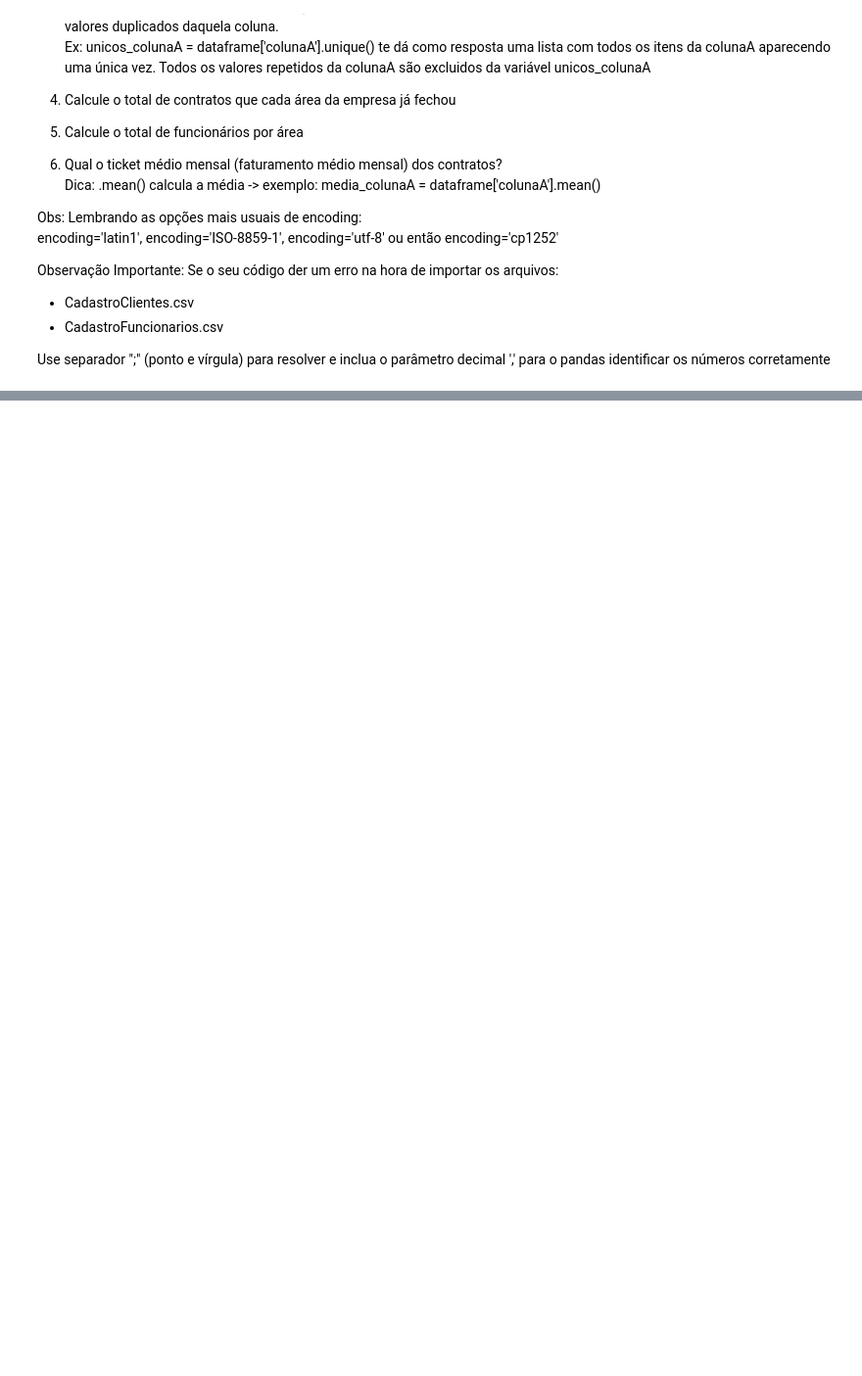
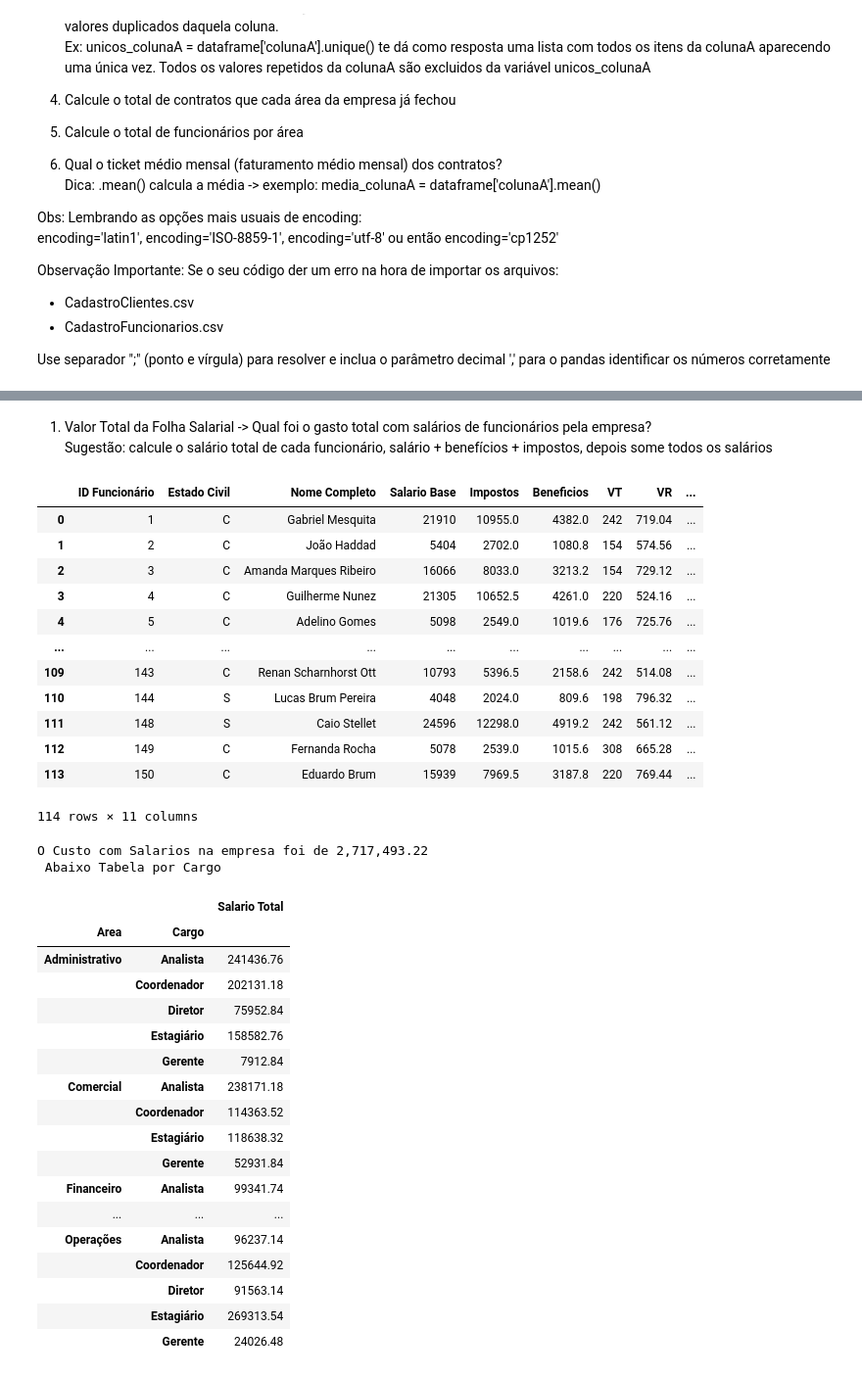
Before and after one commit to franciscojdsjr/Estudos-Python, a Jupyter notebook: Hastag/Exercicios_Pandas/18.13 Exercício Pandas.ipynb, the cells around one changed output, grey strips where cells are left out. Shown at 98% size. Drawn from its saved outputs; the diff is of its cells as text; code cells hidden in the pictures; blank space fills up the shorter version.

```diff
--- a/Hastag/Exercicios_Pandas/18.13 Exercício Pandas.ipynb
+++ b/Hastag/Exercicios_Pandas/18.13 Exercício Pandas.ipynb
@@ -52,3 +52,17 @@ Observação Importante: Se o seu código der um erro na hora de importar os arq
 - CadastroFuncionarios.csv
 
 Use separador ";" (ponto e vírgula) para resolver e inclua o parâmetro decimal ',' para o pandas identificar os números corretamente
+# %%
+import pandas as pd
+
+cadastrofunc = pd.read_csv('CadastroFuncionarios.csv',delimiter=';', decimal=',', encoding='utf-8')
+cadastrocliente = pd.read_csv('CadastroClientes.csv',delimiter=';', decimal=',', encoding='utf-8')
+servicosprestados = pd.read_excel('BaseServiçosPrestados.xlsx')
+
+
+TabelaConsolidada = servicosprestados
+TabelaConsolidada = TabelaConsolidada.merge(cadastrofunc,on='ID Funcionário')
+TabelaConsolidada = TabelaConsolidada.merge(cadastrocliente,on='ID Cliente')
+
+
+display(TabelaConsolidada)
@@ -54,0 +83,50 @@ Use separador ";" (ponto e vírgula) para resolver e inclua o parâmetro decimal
+# %% [markdown]
+1. Valor Total da Folha Salarial -> Qual foi o gasto total com salários de funcionários pela empresa? <br>
+    Sugestão: calcule o salário total de cada funcionário, salário + benefícios + impostos, depois some todos os salários
+# %%
+
+
+cadastrofunc['Salario Total'] = cadastrofunc['Salario Base'] + cadastrofunc['Impostos'] + cadastrofunc['Beneficios'] + cadastrofunc['VT'] + cadastrofunc['VR']
+
+
+display(cadastrofunc)
+print('O Custo com Salarios na empresa foi de {:,} \n Abaixo Tabela por Cargo'.format(cadastrofunc['Salario Total'].sum()))
+
+custocargo = cadastrofunc[['Cargo','Area','Salario Total']]
+custocargo = custocargo.groupby(['Area','Cargo']).sum('Salario Total')
+
+display(custocargo)
+# %% [output]
+|  | ID Funcionário | Estado Civil | Nome Completo | Salario Base | Impostos | Beneficios | VT | VR | ... |
+| 0 | 1 | C | Gabriel Mesquita | 21910 | 10955.0 | 4382.0 | 242 | 719.04 | ... |
+| 1 | 2 | C | João Haddad | 5404 | 2702.0 | 1080.8 | 154 | 574.56 | ... |
+| 2 | 3 | C | Amanda Marques Ribeiro | 16066 | 8033.0 | 3213.2 | 154 | 729.12 | ... |
+| 3 | 4 | C | Guilherme Nunez | 21305 | 10652.5 | 4261.0 | 220 | 524.16 | ... |
+| 4 | 5 | C | Adelino Gomes | 5098 | 2549.0 | 1019.6 | 176 | 725.76 | ... |
+| ... | ... | ... | ... | ... | ... | ... | ... | ... | ... |
+| 109 | 143 | C | Renan Scharnhorst Ott | 10793 | 5396.5 | 2158.6 | 242 | 514.08 | ... |
+| 110 | 144 | S | Lucas Brum Pereira | 4048 | 2024.0 | 809.6 | 198 | 796.32 | ... |
+| 111 | 148 | S | Caio Stellet | 24596 | 12298.0 | 4919.2 | 242 | 561.12 | ... |
+| 112 | 149 | C | Fernanda Rocha | 5078 | 2539.0 | 1015.6 | 308 | 665.28 | ... |
+| 113 | 150 | C | Eduardo Brum | 15939 | 7969.5 | 3187.8 | 220 | 769.44 | ... |
+114 rows × 11 columns
+O Custo com Salarios na empresa foi de 2,717,493.22
+ Abaixo Tabela por Cargo
+|  |  | Salario Total |
+| Area | Cargo |  |
+| Administrativo | Analista | 241436.76 |
+|  | Coordenador | 202131.18 |
+|  | Diretor | 75952.84 |
+|  | Estagiário | 158582.76 |
+|  | Gerente | 7912.84 |
+| Comercial | Analista | 238171.18 |
+|  | Coordenador | 114363.52 |
+|  | Estagiário | 118638.32 |
+|  | Gerente | 52931.84 |
+| Financeiro | Analista | 99341.74 |
+| ... | ... | ... |
+| Operações | Analista | 96237.14 |
+|  | Coordenador | 125644.92 |
+|  | Diretor | 91563.14 |
+|  | Estagiário | 269313.54 |
+|  | Gerente | 24026.48 |
```
Also changed, not shown: parts of 3 cells of this notebook, 1 other file.
